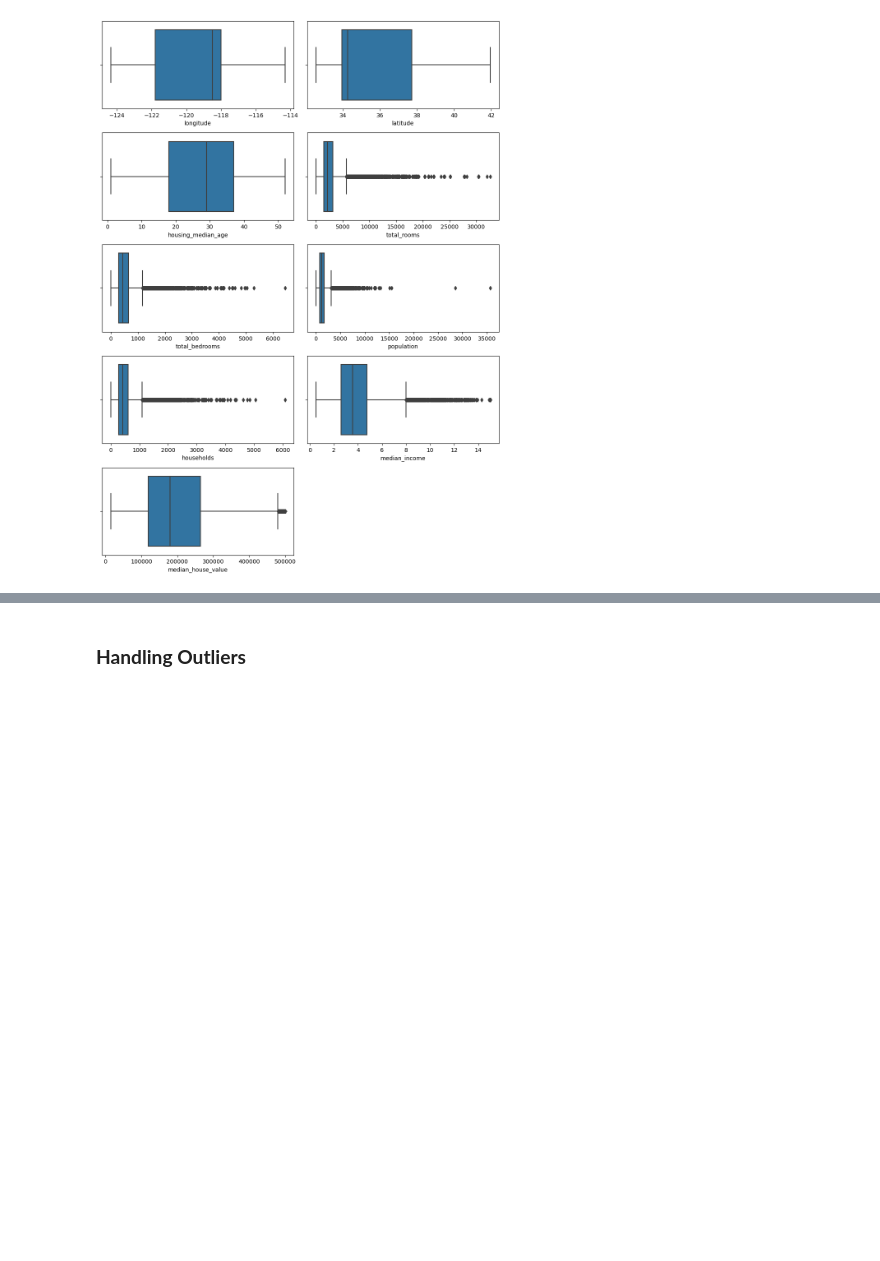
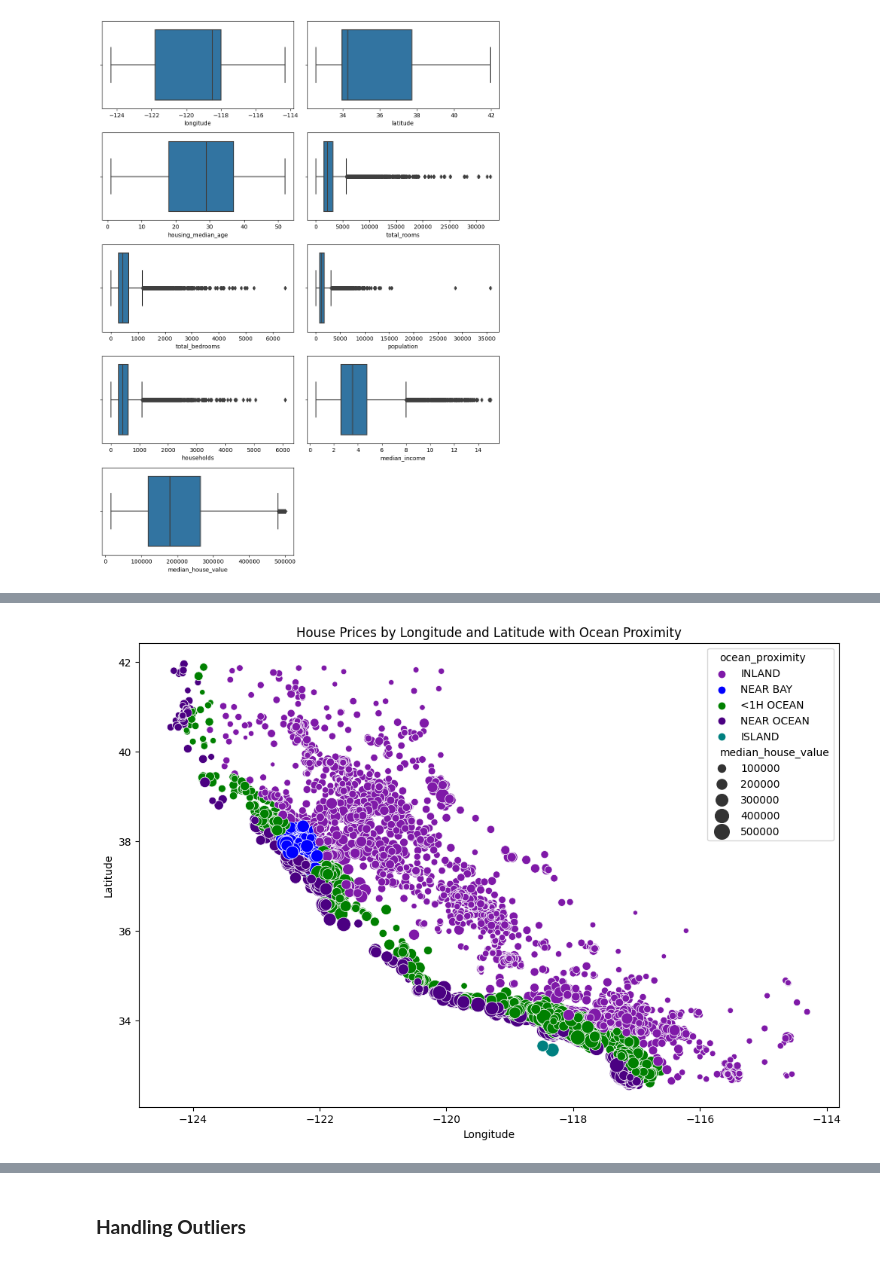
Before and after one commit to Chris503g/California-Housing-Price-Prediction, a Jupyter notebook: main.ipynb, the cells around one changed output, grey strips where cells are left out. Cells and saved outputs as stored; diff of their text form; code cells hidden in the pictures; blank space fills up the shorter version.

```diff
--- a/main.ipynb
+++ b/main.ipynb
@@ -126,0 +197,19 @@ plt.show()
+# %%
+ocean_proximity_colors = {
+    'INLAND': (0.498, 0.098, 0.659),
+    'NEAR BAY': (0.000, 0.000, 1.000),
+    'NEAR OCEAN': (0.294, 0.000, 0.510),
+    'ISLAND': (0.000, 0.502, 0.502),
+    '<1H OCEAN': (0.000, 0.502, 0.000)
+}
+
+plt.figure(figsize=(12, 8))
+scatter_plot = sns.scatterplot(x='longitude', y='latitude', hue='ocean_proximity', size='median_house_value', sizes=(20, 200), data=df, palette=ocean_proximity_colors)
+
+plt.title('House Prices by Longitude and Latitude with Ocean Proximity')
+plt.xlabel('Longitude')
+plt.ylabel('Latitude')
+
+plt.show()
+# %% [output]
+[figure, added]
```
Also changed, not shown: parts of 43 cells of this notebook, 1 other file.
